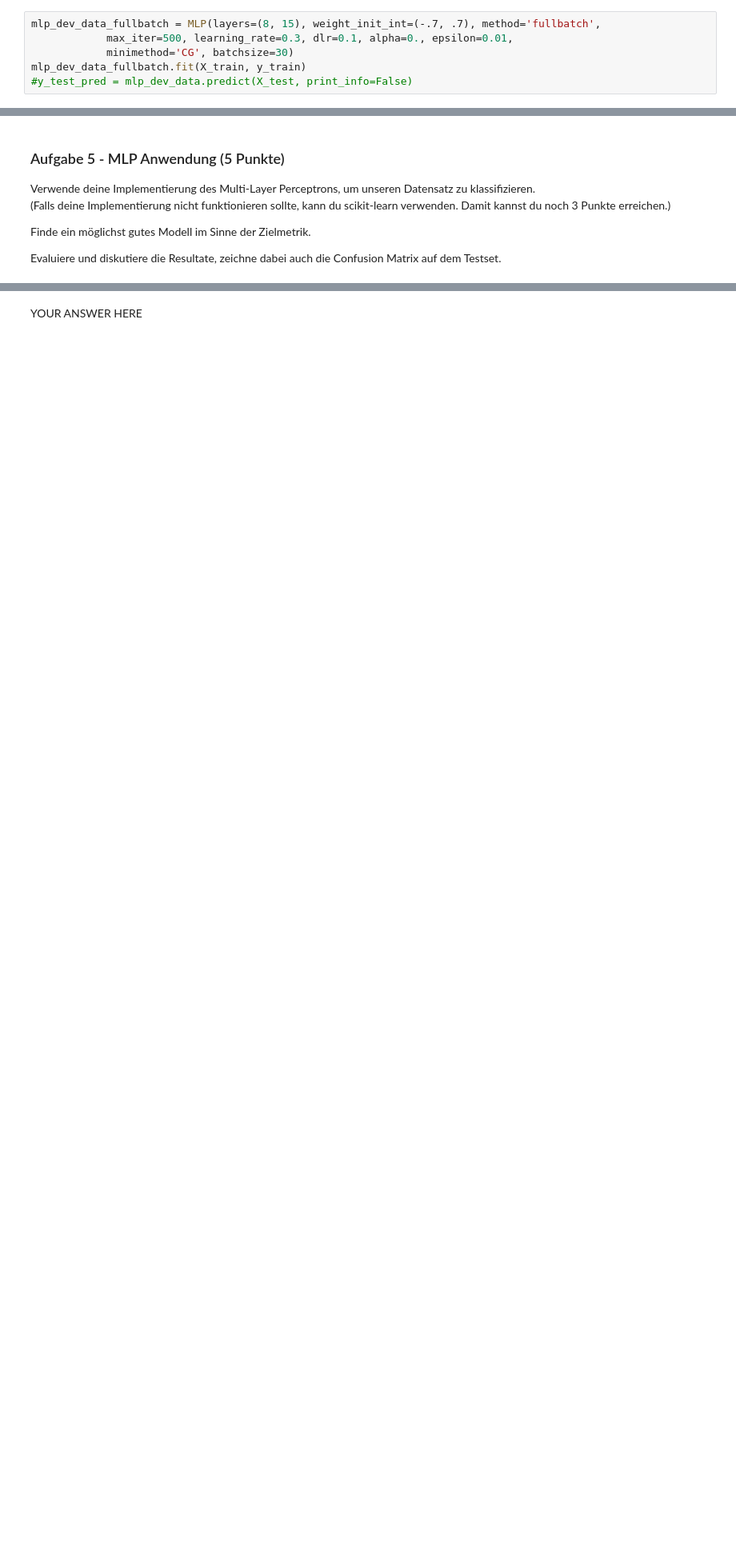
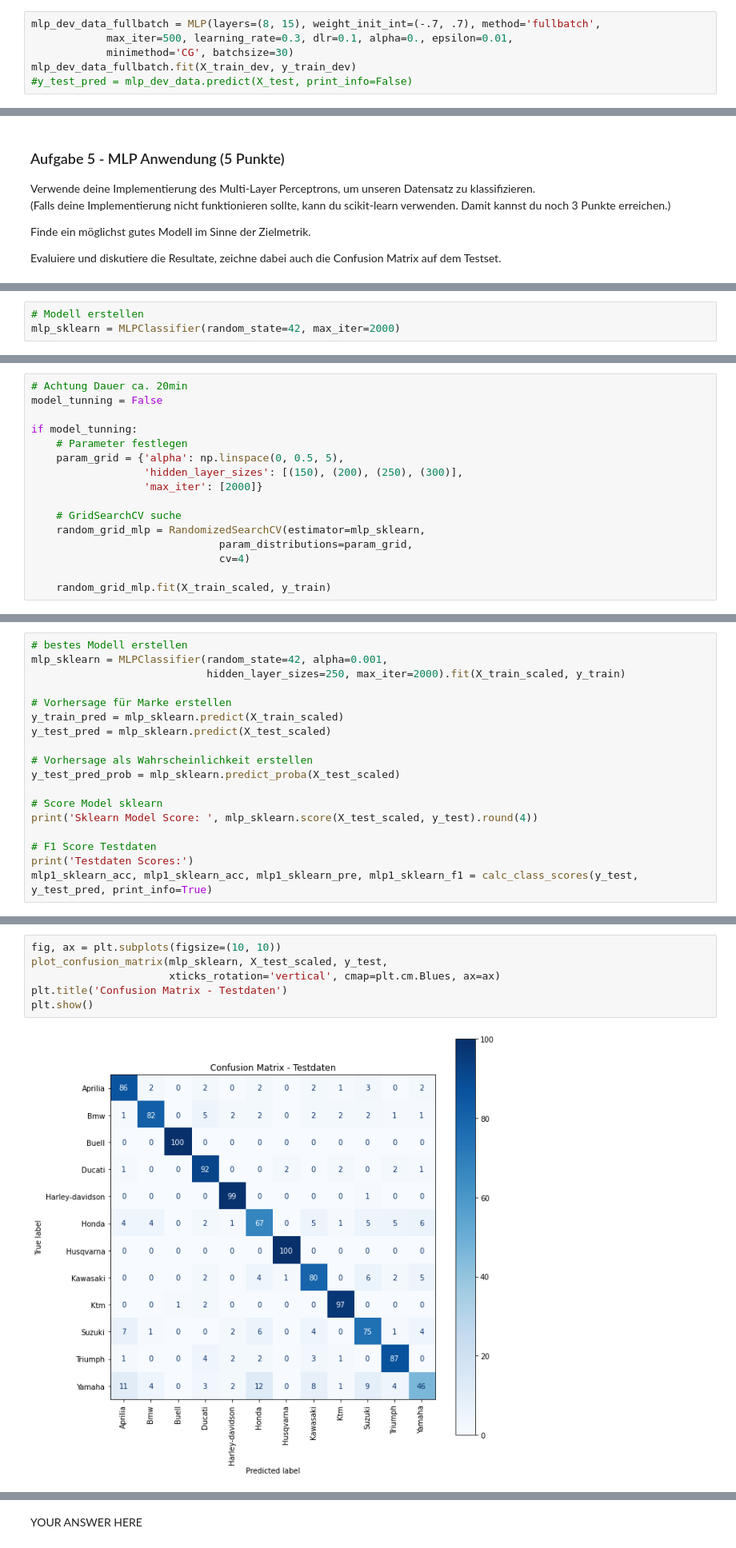
Before and after one commit to rootpi2203/ds_gml, a Jupyter notebook: gml_minichallenge_2/gml_minichallenge_2.ipynb, the cells around one changed output, grey strips where cells are left out. Shown at 80% size. Cells and saved outputs as stored; diff of their text form; blank space fills up the shorter version.

```diff
--- a/gml_minichallenge_2/gml_minichallenge_2.ipynb
+++ b/gml_minichallenge_2/gml_minichallenge_2.ipynb
@@ -1802,7 +1804,7 @@ X_train, X_test, y_train, y_test = train_test_split(X, y, test_size=0.2,
 mlp_dev_data_fullbatch = MLP(layers=(8, 15), weight_init_int=(-.7, .7), method='fullbatch',
             max_iter=500, learning_rate=0.3, dlr=0.1, alpha=0., epsilon=0.01,
             minimethod='CG', batchsize=30)
-mlp_dev_data_fullbatch.fit(X_train, y_train)
+mlp_dev_data_fullbatch.fit(X_train_dev, y_train_dev)
 #y_test_pred = mlp_dev_data.predict(X_test, print_info=False)
 # %% [output]
 MLP(layers=(8, 15), weight_init=(-0.7, 0.7), method="fullbatch", alpha=0.0, learning_rate=0.3, dlr=0.1)
@@ -2018,0 +2048,3 @@ raise NotImplementedError()
+# %%
+# Modell erstellen
+mlp_sklearn = MLPClassifier(random_state=42, max_iter=2000)
@@ -2018,0 +2060,16 @@ raise NotImplementedError()
+# %%
+# Achtung Dauer ca. 20min
+model_tunning = False
+
+if model_tunning:
+    # Parameter festlegen
+    param_grid = {'alpha': np.linspace(0, 0.5, 5),
+                  'hidden_layer_sizes': [(150), (200), (250), (300)],
+                  'max_iter': [2000]}
+
+    # GridSearchCV suche
+    random_grid_mlp = RandomizedSearchCV(estimator=mlp_sklearn,
+                              param_distributions=param_grid,
+                              cv=4)
+
+    random_grid_mlp.fit(X_train_scaled, y_train)
@@ -2018,0 +2085,18 @@ raise NotImplementedError()
+# %%
+# bestes Modell erstellen
+mlp_sklearn = MLPClassifier(random_state=42, alpha=0.001,
+                            hidden_layer_sizes=250, max_iter=2000).fit(X_train_scaled, y_train)
+
+# Vorhersage für Marke erstellen
+y_train_pred = mlp_sklearn.predict(X_train_scaled)
+y_test_pred = mlp_sklearn.predict(X_test_scaled)
+
+# Vorhersage als Wahrscheinlichkeit erstellen
+y_test_pred_prob = mlp_sklearn.predict_proba(X_test_scaled)
+
+# Score Model sklearn
+print('Sklearn Model Score: ', mlp_sklearn.score(X_test_scaled, y_test).round(4))
+
+# F1 Score Testdaten
+print('Testdaten Scores:')
+mlp1_sklearn_acc, mlp1_sklearn_acc, mlp1_sklearn_pre, mlp1_sklearn_f1 = calc_class_scores(y_test, y_test_pred, print_info=True)
@@ -2018,0 +2113,8 @@ raise NotImplementedError()
+# %%
+fig, ax = plt.subplots(figsize=(10, 10))
+plot_confusion_matrix(mlp_sklearn, X_test_scaled, y_test,
+                      xticks_rotation='vertical', cmap=plt.cm.Blues, ax=ax)
+plt.title('Confusion Matrix - Testdaten')
+plt.show()
+# %% [output]
+[figure, added]
```
Also changed, not shown: parts of 30 cells of this notebook.
